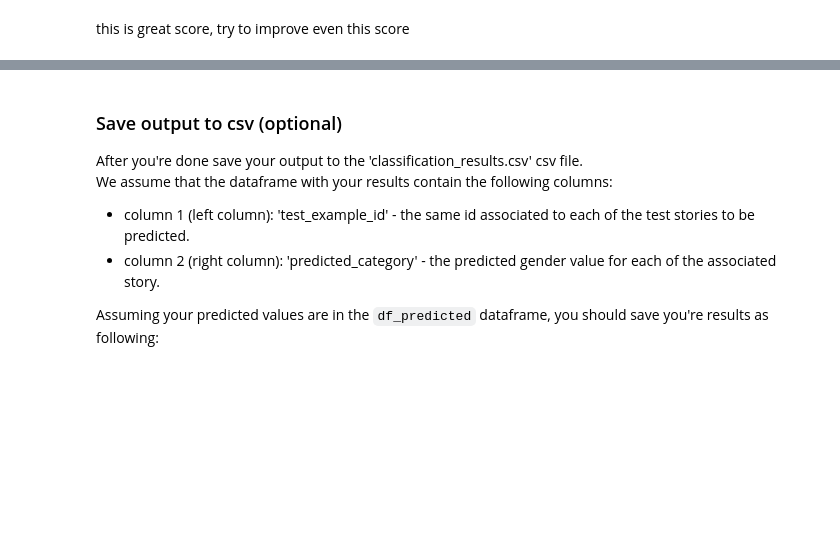
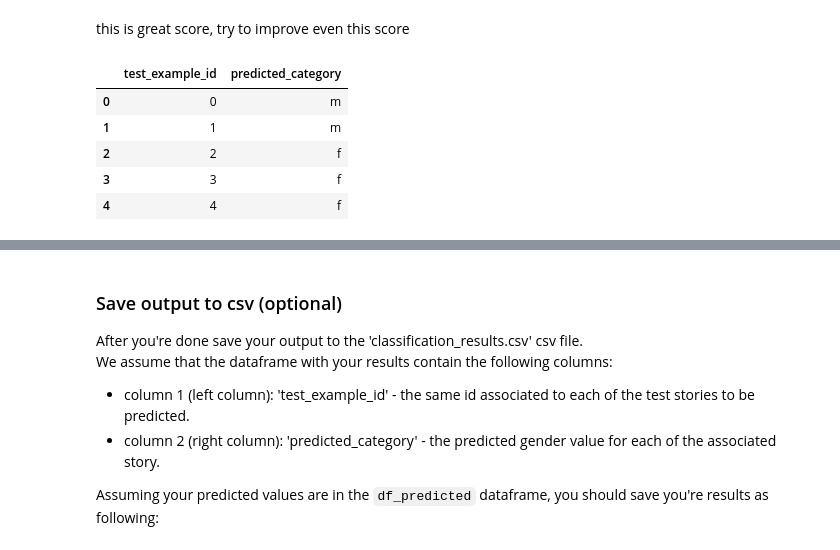
Before and after one commit to CatsPoo/Machine_Lerning_Project, a Jupyter notebook: Assignment3-text-analysis.ipynb, the cells around one changed output, grey strips where cells are left out. Drawn from its saved outputs; the diff is of its cells as text; code cells hidden in the pictures; blank space fills up the shorter version.

```diff
--- a/Assignment3-text-analysis.ipynb
+++ b/Assignment3-text-analysis.ipynb
@@ -298,12 +298,12 @@ class Scaller(BaseEstimator, ClassifierMixin):
     def __init__(self,scaller=None):
         self.scaller = scaller
 
-    def fit(self,x,y):
+    def fit(self,x,y=None):
         if(self.scaller is not None):
             self.scallser.fit()
         return self
 
-    def transform(self,x,y):
+    def transform(self,x,y=None):
         x,y = x
 
         if(self.scaller is None):
@@ -315,7 +315,7 @@ class Scaller(BaseEstimator, ClassifierMixin):
 
         return x_scaled, y
 
-    def fit_transform(self,x,y):
+    def fit_transform(self,x,y=None):
         self.fit(x,y)
         return self.transform(x,y)
 # %%
@@ -335,16 +335,16 @@ class FitOptimezedModel(BaseEstimator, ClassifierMixin):
         self.classifier.fit(x,y)
         return self
 
-    def transform(self,x,y):
+    def transform(self,x,y=None):
         x,y = x
         return x,y
 
-    def fit_transform(self,x,y):
+    def fit_transform(self,x,y=None):
         self.fit(x,y)
         return self.transform(x,y)
 
     def predict(self,x):
-        x,_ = setf.transform(x)
+        x,_ = self.transform(x)
         return self.classifier.predict(x)
 
     def get_score(self):
@@ -562,4 +562,15 @@ try to improve even this score
 # %%
 df_predicted = pd.DataFrame()
 df_predicted['test_example_id'] = test_indexes
-df_predicted['']=df_predicted
+df_predicted['predicted_category']=predicted_values
+# %%
+df_predicted['predicted_category'] = df_predicted['predicted_category'].apply(lambda gender: 'm' if gender == 0 else 'f' )
+# %%
+df_predicted.head()
+# %% [output]
+|  | test_example_id | predicted_category |
+| 0 | 0 | m |
+| 1 | 1 | m |
+| 2 | 2 | f |
+| 3 | 3 | f |
+| 4 | 4 | f |
```
Also changed, not shown: parts of 9 cells of this notebook, 1 other file.
